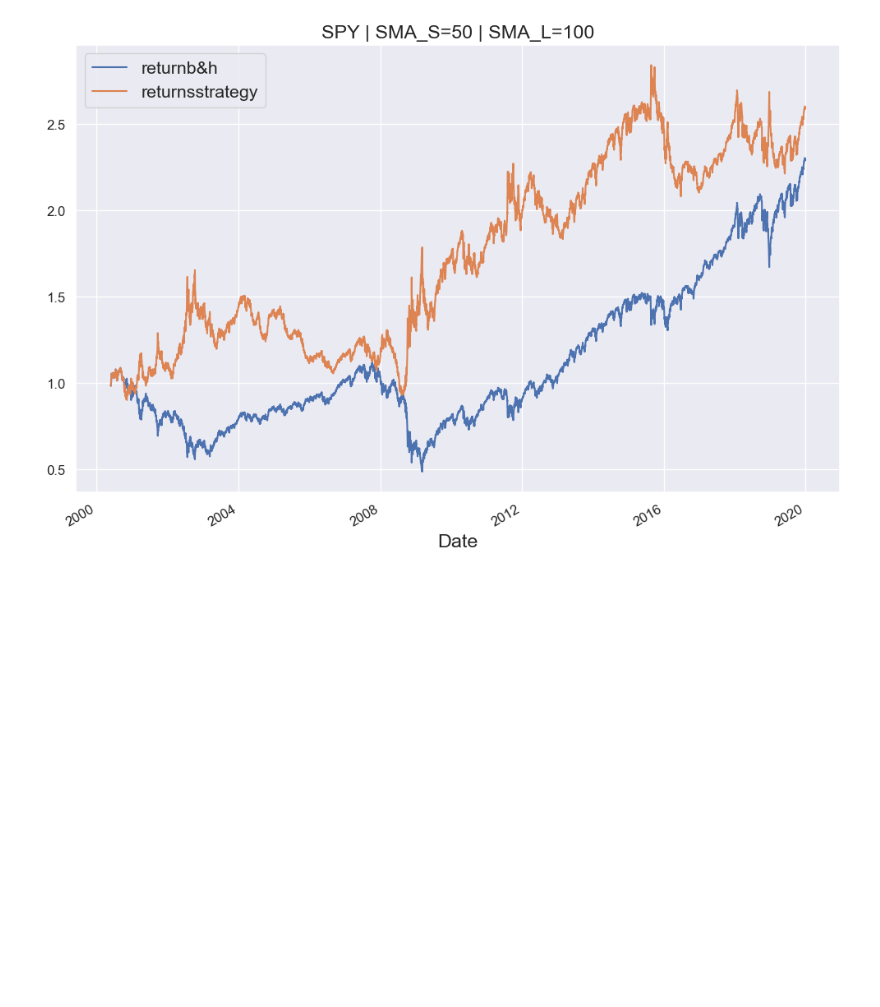
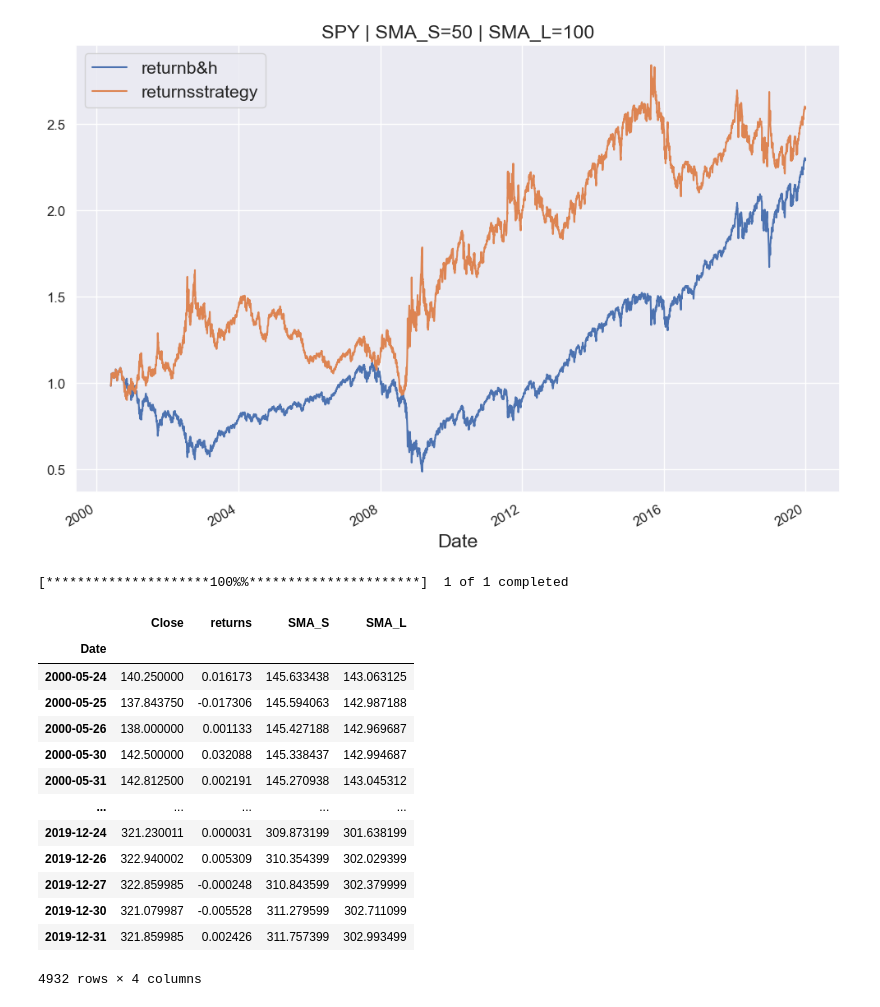
Before and after one commit to samuel-1-avson/ml_forex, a Jupyter notebook: algo programming.ipynb, the cells around one changed output. Cells and saved outputs as stored; diff of their text form; code cells hidden in the pictures; blank space fills up the shorter version.

```diff
--- a/algo programming.ipynb
+++ b/algo programming.ipynb
@@ -1765,3 +1765,21 @@ tester.test_results()
 tester.plot_results()
 # %% [output]
 [figure]
+# %%
+tester.get_data()
+# %% [output]
+[*********************100%%**********************]  1 of 1 completed
+|  | Close | returns | SMA_S | SMA_L |
+| Date |  |  |  |  |
+| 2000-05-24 | 140.250000 | 0.016173 | 145.633438 | 143.063125 |
+| 2000-05-25 | 137.843750 | -0.017306 | 145.594063 | 142.987188 |
+| 2000-05-26 | 138.000000 | 0.001133 | 145.427188 | 142.969687 |
+| 2000-05-30 | 142.500000 | 0.032088 | 145.338437 | 142.994687 |
+| 2000-05-31 | 142.812500 | 0.002191 | 145.270938 | 143.045312 |
+| ... | ... | ... | ... | ... |
+| 2019-12-24 | 321.230011 | 0.000031 | 309.873199 | 301.638199 |
+| 2019-12-26 | 322.940002 | 0.005309 | 310.354399 | 302.029399 |
+| 2019-12-27 | 322.859985 | -0.000248 | 310.843599 | 302.379999 |
+| 2019-12-30 | 321.079987 | -0.005528 | 311.279599 | 302.711099 |
+| 2019-12-31 | 321.859985 | 0.002426 | 311.757399 | 302.993499 |
+4932 rows × 4 columns
```
Also changed, not shown: parts of 50 cells of this notebook.
